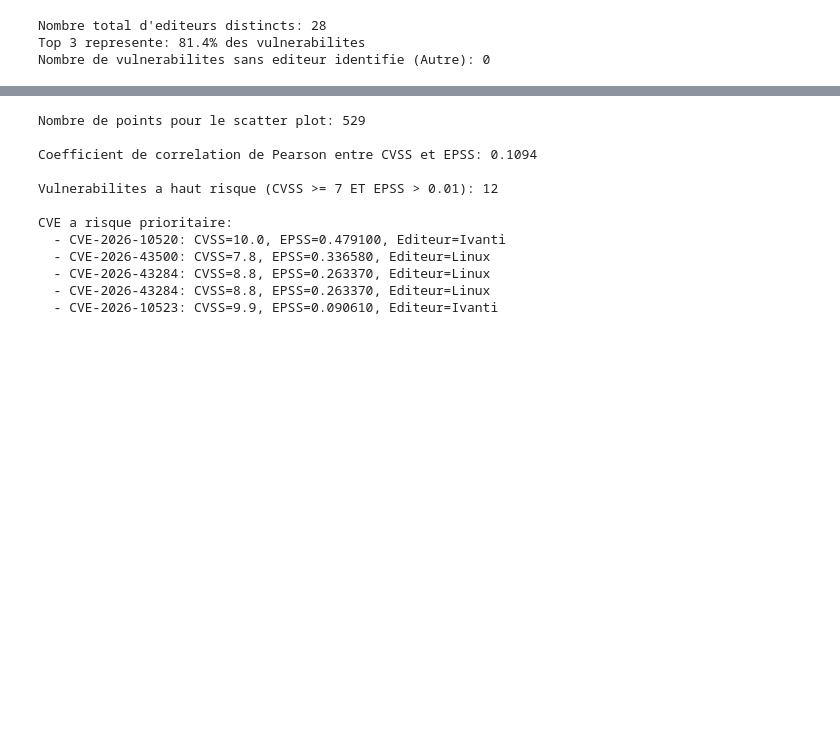
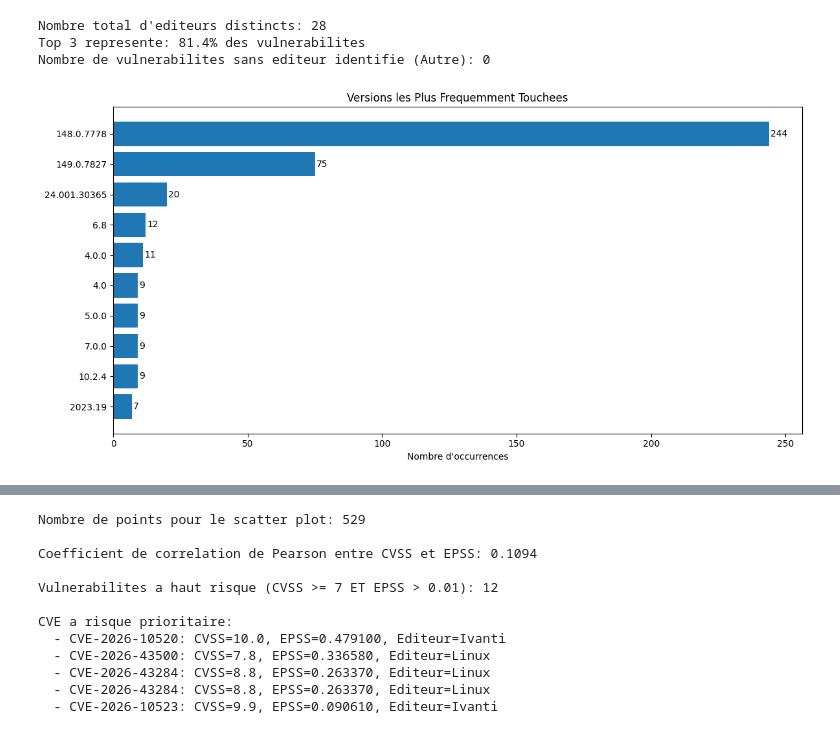
Before and after one commit to imtoatb/Analyse-des-Avis-et-Alertes-ANSSI-avec-Enrichissement-des-CVE, a Jupyter notebook: analyse_anssi.ipynb, the cells around one changed output, grey strips where cells are left out. Drawn from its saved outputs; the diff is of its cells as text; code cells hidden in the pictures; blank space fills up the shorter version.

```diff
--- a/analyse_anssi.ipynb
+++ b/analyse_anssi.ipynb
@@ -738,6 +830,67 @@ print(f"Nombre de vulnerabilites sans editeur identifie (Autre): {vendor_counts.
 Nombre total d'editeurs distincts: 28
 Top 3 represente: 81.4% des vulnerabilites
 Nombre de vulnerabilites sans editeur identifie (Autre): 0
+# %%
+#Versions les plus frequemment touchees
+
+import matplotlib.pyplot as plt
+import re
+
+def extract_version(title):
+    patterns = [r'(\d+\.\d+(?:\.\d+)?)', r'R\d+(?:\.\d+)?', r'v\d+(?:\.\d+)+', r'version\s+(\d+\.\d+)'] #patterns pour extraire tous les types de versions
+    for pattern in patterns:
+        match = re.search(pattern, str(title).lower())                                                  #chercher le pattern dans le titre en minuscule
+        if match:
+            return match.group(1)
+    return None
+
+df['Version'] = df['Description'].apply(extract_version)                                                #apply = appliquer la fonction extract_version sur la colonne Description pour extraire les versions
+df['Version'] = df['Version'].fillna(df['Titre'].apply(extract_version))
+
+version_counts = df[df['Version'].notna()]['Version'].value_counts().head(10)
+
+
+if len(version_counts) > 0:
+    fig, ax = plt.subplots(figsize=(12, 6))
+
+    bars = ax.barh(range(len(version_counts)), version_counts.values)
+
+    ax.set_yticks(range(len(version_counts)))
+    ax.set_yticklabels(version_counts.index)
+    ax.set_xlabel('Nombre d\'occurrences')
+    ax.set_title('Versions les Plus Frequemment Touchees')
+    ax.invert_yaxis()
+
+    for i, (bar, val) in enumerate(zip(bars, version_counts.values)):                                   #enumerate = pour avoir un compteur i, zip = pour parcourir les deux listes en parallèle
+        ax.text(val + 0.5, bar.get_y() + bar.get_height()/2, str(val), va='center')
+
+    plt.tight_layout()
+    plt.show()
+else:
+    print("Aucune version detectee dans les donnees")
+
+
+print("\n\nAnalyse des résultats")
+
+print(f"""
+1. 148.0.7778    : 244 occurrences
+2. 149.0.7827    :  75 occurrences
+3. 24.001.30365  :  20 occurrences
+4. 6.8           :  12 occurrences
+5. 4.0.0         :  11 occurrences
+... puis un palier autour de 7-9 occurrences pour le
+    reste du top 10
+
+Si on les additionne, on a 319 occurrences pour les versions 148.0.7778
+et 149.0.7827 (probablement des versions de navigateur de type Chromium/Edge,
+vu leur format de numérotation)
+
+Cela veut dire que les versions de navigateurs sont très souvent touchées par
+des vulnérabilités et qu'il est important de maintenir ces logiciels à jour
+pour réduire le risque d'exploitation
+""")
+# %% [output]
+[figure, added]
 # %%
 #Heatmap de correlation CVSS vs EPSS
 
```
Also changed, not shown: parts of 9 cells of this notebook, 4 other files.
